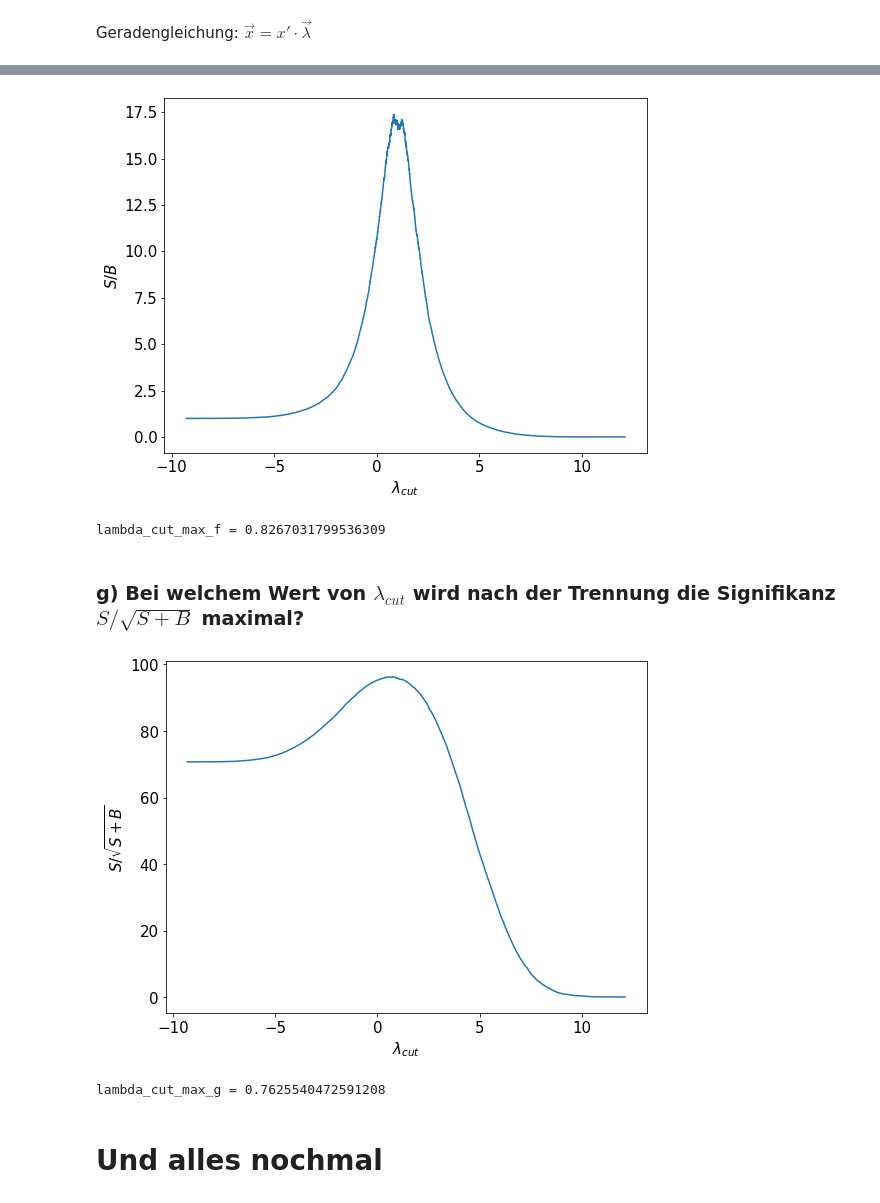
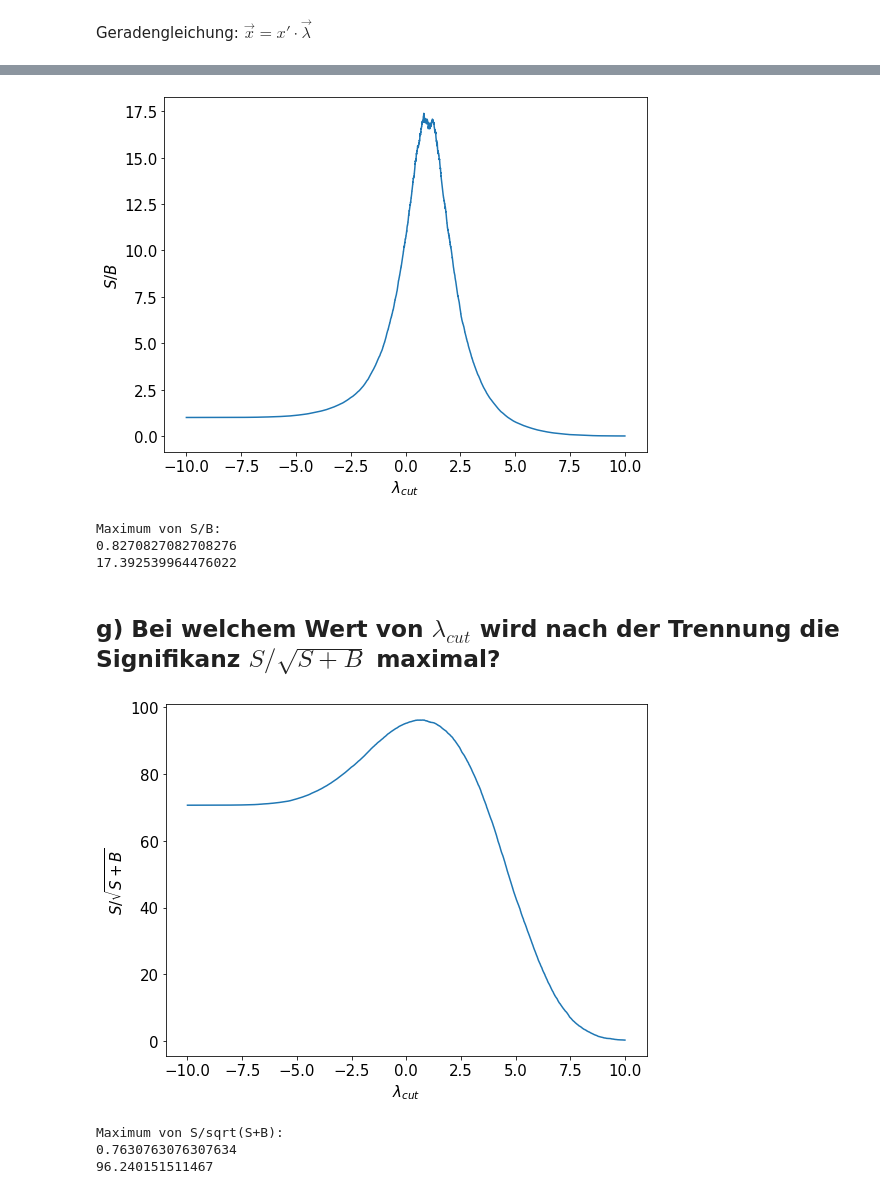
Before and after one commit to NicoJG/SMD, a Jupyter notebook: blatt06/blatt06_nico.ipynb, the cells around one changed output, grey strips where cells are left out. Cells and saved outputs as stored; diff of their text form; code cells hidden in the pictures.

```diff
--- a/blatt06/blatt06_nico.ipynb
+++ b/blatt06/blatt06_nico.ipynb
@@ -160,5 +148,5 @@ plt.show()
 # %%
-lambda_cut_linspace = np.linspace(np.min(p1_projected),np.max(p0_projected),10000)
+lambda_cut_linspace = np.linspace(-10,10,10000)
 # %%
 # p0 ist positiv (Signal), p1 ist negativ (Untergrund)
 # true and false, positive and negative
@@ -206,35 +199,43 @@ plt.show()
 S = tp
 B = fn+fp
 # %%
+SB = S/B
+
 plt.figure(figsize=(8,6))
 plt.plot(lambda_cut_linspace,S/B)
 plt.xlabel(r'$\lambda_{cut}$')
 plt.ylabel(r'$S/B$')
 plt.tight_layout()
 plt.show()
 # %% [output]
-[figure, old version]
+[figure, new version]
 # %%
-lambda_cut_max_f = lambda_cut_linspace[np.argmax(S/B)]
-print(f'{lambda_cut_max_f = }')
+lambda_cut_max_f = lambda_cut_linspace[np.argmax(SB)]
+SB_max = SB[np.argmax(SB)]
+print(f'Maximum von S/B:\n{lambda_cut_max_f}\n{SB_max}')
 # %% [output]
-lambda_cut_max_f = 0.8267031799536309
+Maximum von S/B:
+0.8270827082708276
+17.392539964476022
 # %% [markdown]
-### g) Bei welchem Wert von $\lambda_{cut}$ wird nach der Trennung die Signifikanz $S/\sqrt{S+B}$ maximal?
+## g) Bei welchem Wert von $\lambda_{cut}$ wird nach der Trennung die Signifikanz $S/\sqrt{S+B}$ maximal?
 # %%
+significance = S/np.sqrt(S+B)
+
 plt.figure(figsize=(8,6))
-plt.plot(lambda_cut_linspace,S/np.sqrt(S+B))
+plt.plot(lambda_cut_linspace,significance)
 plt.xlabel(r'$\lambda_{cut}$')
 plt.ylabel(r'$S/\sqrt{S+B}$')
 plt.tight_layout()
 plt.show()
 # %% [output]
-[figure, old version]
+[figure, new version]
 # %%
-lambda_cut_max_g = lambda_cut_linspace[np.argmax(S/np.sqrt(S+B))]
-print(f'{lambda_cut_max_g = }')
+lambda_cut_max_g = lambda_cut_linspace[np.argmax(significance)]
+significance_max = significance[np.argmax(significance)]
+print(f'Maximum von S/sqrt(S+B):\n{lambda_cut_max_g}\n{significance_max}')
 # %% [output]
-lambda_cut_max_g = 0.7625540472591208
+Maximum von S/sqrt(S+B):
+0.7630763076307634
+96.240151511467
-# %% [markdown]
-# Und alles nochmal
 # %% [markdown]
```
Also changed, not shown: parts of 35 cells of this notebook, 2 other files.
